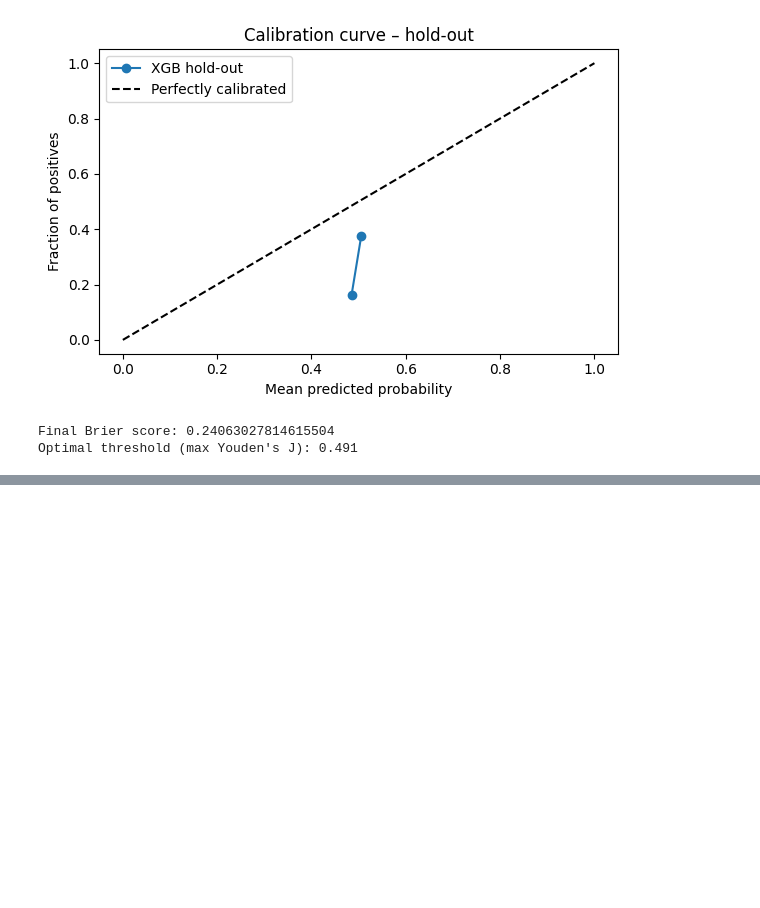
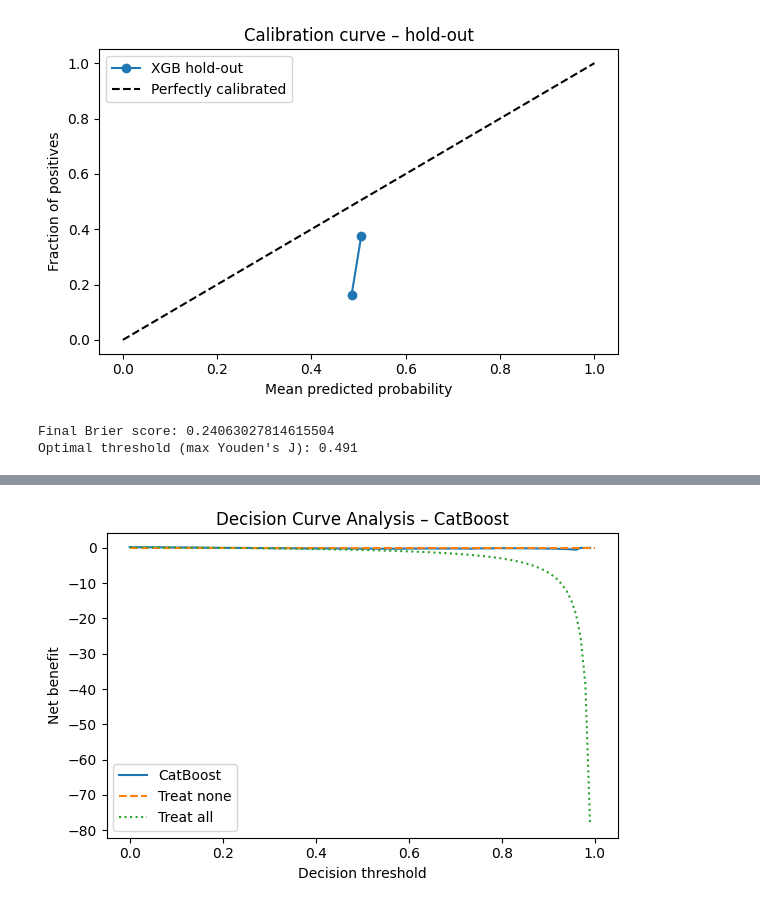
Before and after one commit to lochieh19798/Data-analysis, a Jupyter notebook: Figure2mod.ipynb, the cells around one changed output, grey strips where cells are left out. Cells and saved outputs as stored; diff of their text form; code cells hidden in the pictures; blank space fills up the shorter version.

```diff
--- a/Figure2mod.ipynb
+++ b/Figure2mod.ipynb
@@ -1551,30 +1606,49 @@ plt.show()
 # %%
 # ╔═╡ Cell 11.3 – Decision curve (CatBoost) ─────────────────────────────╗
 import numpy as np
-from sklearn.metrics import roc_curve
+import matplotlib.pyplot as plt
+from sklearn.pipeline import Pipeline
 
-# (you can reuse your decision‐curve function or library)
-# here’s a very simple “net benefit” curve for illustration:
-probs = models["CatBoost"].predict_proba(X_test_cb)[:,1]
-thresholds = np.linspace(0,1,100)
-n = len(y_test)
+# 1) Figure out where the preprocessor lives and where the CatBoost lives
+cb_obj = models["CatBoost"]
+if isinstance(cb_obj, Pipeline):
+    prep     = cb_obj.named_steps["prep"]
+    cb_model = cb_obj.named_steps["clf"]
+else:
+    prep     = preprocessor    # your ColumnTransformer from Cell 4
+    cb_model = cb_obj          # raw CatBoostClassifier
+
+# 2) Turn X_test into the exact numeric matrix your model expects
+X_test_num = prep.transform(X_test)
+
+# 3) Get predicted probabilities for the positive class
+probs = cb_model.predict_proba(X_test_num)[:, 1]
+
+# 4) Build a simple “net benefit” curve
+thresholds = np.linspace(0, 1, 100)
+n          = len(y_test)
 event_rate = y_test.mean()
 
 nb = []
 for t in thresholds:
-    tp = ((probs >= t) & (y_test==1)).sum()
-    fp = ((probs >= t) & (y_test==0)).sum()
-    nb.append((tp/n) - (fp/n)*(t/(1-t)))  # simple net‐benefit formula
+    tp = ((probs >= t) & (y_test == 1)).sum()
+    fp = ((probs >= t) & (y_test == 0)).sum()
+    nb.append(tp/n - fp/n * (t/(1-t)))
 
-plt.plot(thresholds, nb, label="CatBoost")
-plt.plot(thresholds, np.zeros_like(thresholds), '--', label="Treat none")
-plt.plot(thresholds,
-         event_rate - (1-event_rate)*(thresholds/(1-thresholds)),
-         ':', label="Treat all")
+plt.figure(figsize=(6, 4))
+plt.plot(thresholds, nb,       label="CatBoost")
+plt.plot(thresholds, np.zeros_like(thresholds), "--", label="Treat none")
+plt.plot(
+    thresholds,
+    event_rate - (1-event_rate)*(thresholds/(1-thresholds)),
+    ":", label="Treat all"
+)
 plt.xlabel("Decision threshold")
 plt.ylabel("Net benefit")
 plt.title("Decision Curve Analysis – CatBoost")
 plt.legend()
 plt.tight_layout()
 plt.show()
+# %% [output]
+[figure, added]
 # %%
```
Also changed, not shown: parts of 14 cells of this notebook.
